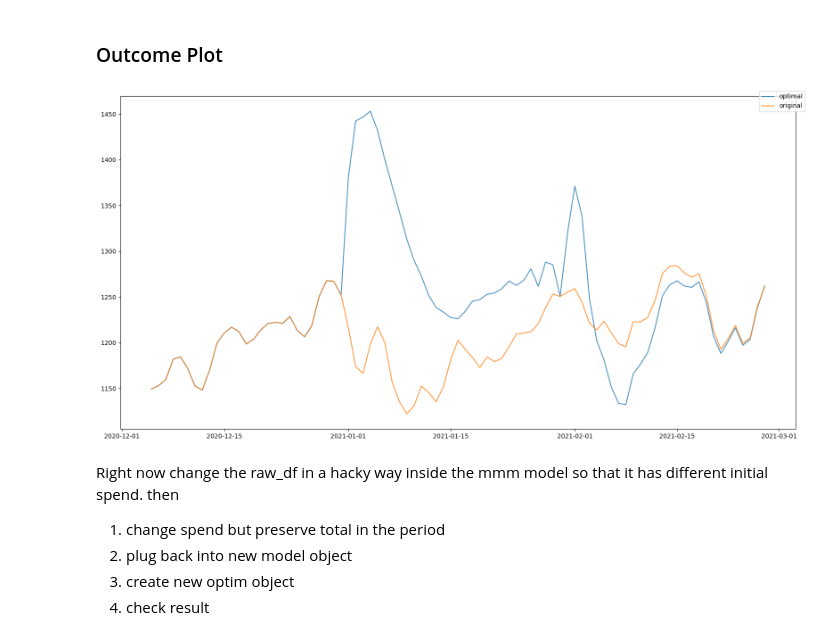
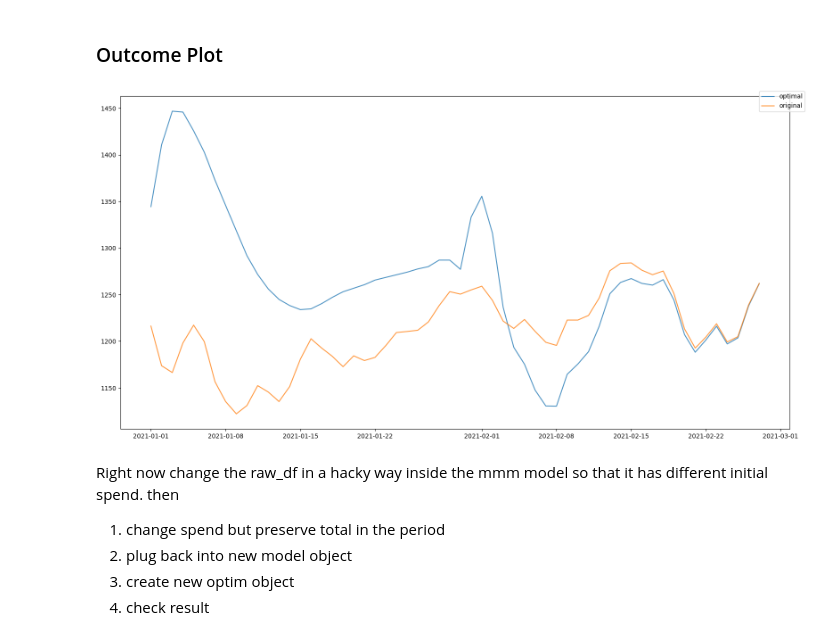
Before and after one commit to edwinnglabs/karpiu, a Jupyter notebook: docs/examples/target_max.ipynb, the cells around one changed output. Cells and saved outputs as stored; diff of their text form; code cells hidden in the pictures.

Commit message:
finalizing attr and optim upgrade

```diff
--- a/docs/examples/target_max.ipynb
+++ b/docs/examples/target_max.ipynb
@@ -49,7 +42,8 @@ maximizer = TargetMaximizer(
     budget_start=budget_start,
     budget_end=budget_end,
     optim_channels=optim_channels,
+    variance_penalty=1e-3,
 )
-optim_spend_df = maximizer.optimize(maxiter=1000, eps=1e-3)
+optim_spend_df = maximizer.optimize(maxiter=1000)
 # %% [output]
 Optimization terminated successfully    (Exit mode 0)
@@ -300,24 +110,21 @@ optim_pred = mmm.predict(optim_spend_df)
 init_pred = mmm.predict(df)
 # %%
 fig, ax = plt.subplots(1, 1, figsize=(16, 8))
-measurement_mask = (df["date"] >= maximizer.calc_start) & (
-    df["date"] <= maximizer.calc_end
-)
 ax.plot(
-    optim_pred.loc[measurement_mask, "date"].values,
-    optim_pred.loc[measurement_mask, "prediction"].values,
+    optim_pred.loc[maximizer.result_mask, "date"].values,
+    optim_pred.loc[maximizer.result_mask, "prediction"].values,
     label="optimal",
     alpha=0.8,
 )
 ax.plot(
-    init_pred.loc[measurement_mask, "date"].values,
-    init_pred.loc[measurement_mask, "prediction"].values,
+    init_pred.loc[maximizer.result_mask, "date"].values,
+    init_pred.loc[maximizer.result_mask, "prediction"].values,
     label="original",
     alpha=0.8,
 )
 fig.legend()
 fig.tight_layout();
 # %% [output]
-[figure, old version]
+[figure, new version]
 # %%
 # check2: total predicted response must be higher than current
```
Also changed, not shown: parts of 51 cells of this notebook, 15 other files.
